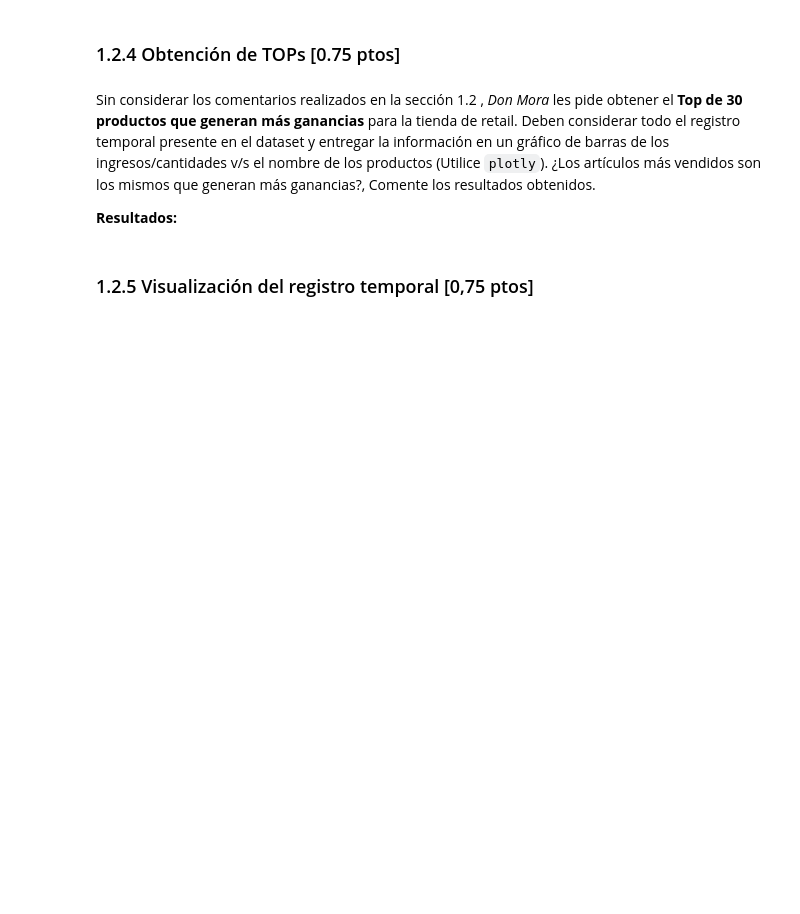
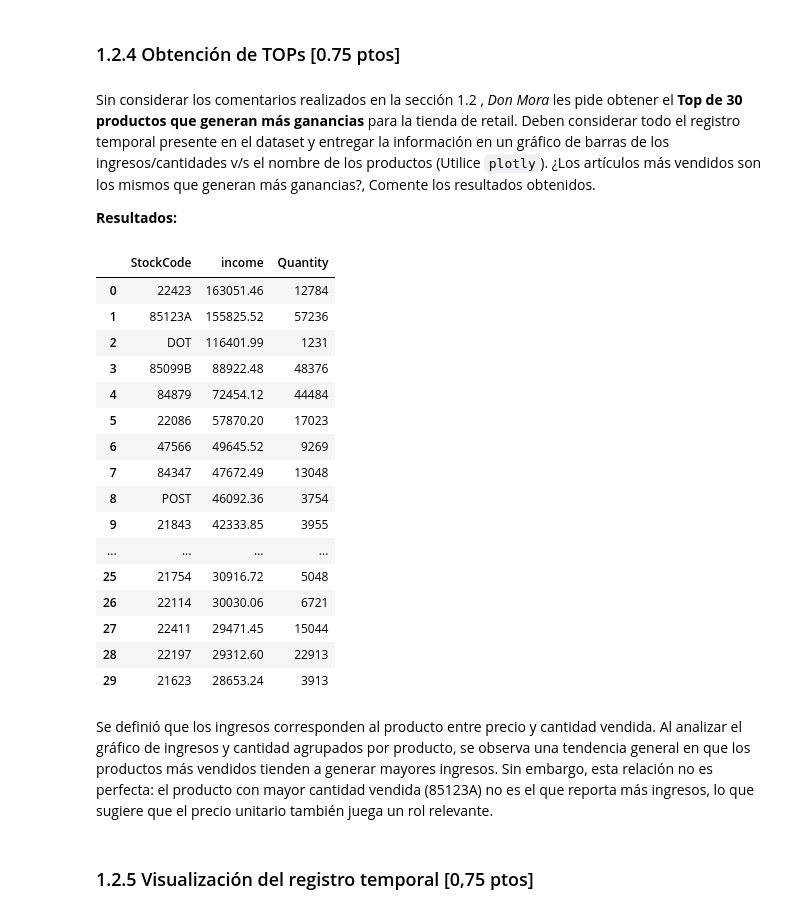
Before and after one commit to FeLiJaNdRo/MDS7202-Labs, a Jupyter notebook: labs/lab_4/Lab4_Enunciado.ipynb, the cells around one changed output. Saved outputs shown, nothing was run; the diff lists cells and outputs as text; code cells hidden in the pictures; blank space fills up the shorter version.

```diff
--- a/labs/lab_4/Lab4_Enunciado.ipynb
+++ b/labs/lab_4/Lab4_Enunciado.ipynb
@@ -473,0 +453,35 @@ Sin considerar los comentarios realizados en la sección 1.2 , *Don Mora* les pi
+# %%
+# Se calcula la nueva columna de ingresos, que es el producto entre precio y cantidad.
+df_retail["income"] = df_retail["Price"] * df_retail["Quantity"]
+
+# Se agrupa según StockCode y se obtiene la suma de ingresos por cada producto.
+df_retail_byproduct = df_retail.groupby("StockCode")[["income", "Quantity"]].sum().reset_index()
+
+# Ordenarlos según ingresos de mayor a menor.
+df_retail_byproduct = df_retail_byproduct.sort_values(by="income", ascending=False).reset_index(drop=True)
+
+# Seleccionar los 30 productos con mayores ingresos.
+df_retail_byproduct = df_retail_byproduct[df_retail_byproduct.index < 30]
+
+# Convertir la variable StockCode a string para que se pueda plotear correctamente.
+df_retail_byproduct["StockCode"] = df_retail_byproduct["StockCode"].astype(str)
+
+display(df_retail_byproduct)
+# %% [output]
+|  | StockCode | income | Quantity |
+| 0 | 22423 | 163051.46 | 12784 |
+| 1 | 85123A | 155825.52 | 57236 |
+| 2 | DOT | 116401.99 | 1231 |
+| 3 | 85099B | 88922.48 | 48376 |
+| 4 | 84879 | 72454.12 | 44484 |
+| 5 | 22086 | 57870.20 | 17023 |
+| 6 | 47566 | 49645.52 | 9269 |
+| 7 | 84347 | 47672.49 | 13048 |
+| 8 | POST | 46092.36 | 3754 |
+| 9 | 21843 | 42333.85 | 3955 |
+| ... | ... | ... | ... |
+| 25 | 21754 | 30916.72 | 5048 |
+| 26 | 22114 | 30030.06 | 6721 |
+| 27 | 22411 | 29471.45 | 15044 |
+| 28 | 22197 | 29312.60 | 22913 |
+| 29 | 21623 | 28653.24 | 3913 |
@@ -474,3 +492,5 @@ Sin considerar los comentarios realizados en la sección 1.2 , *Don Mora* les pi
+# %% [markdown]
+Se definió que los ingresos corresponden al producto entre precio y cantidad vendida. Al analizar el gráfico de ingresos y cantidad agrupados por producto, se observa una tendencia general en que los productos más vendidos tienden a generar mayores ingresos. Sin embargo, esta relación no es perfecta: el producto con mayor cantidad vendida (85123A) no es el que reporta más ingresos, lo que sugiere que el precio unitario también juega un rol relevante.
 # %% [markdown]
 ### 1.2.5 Visualización del registro temporal [0,75 ptos]
 # %% [markdown]
```
Also changed, not shown: parts of 22 cells of this notebook, 3 other files.
